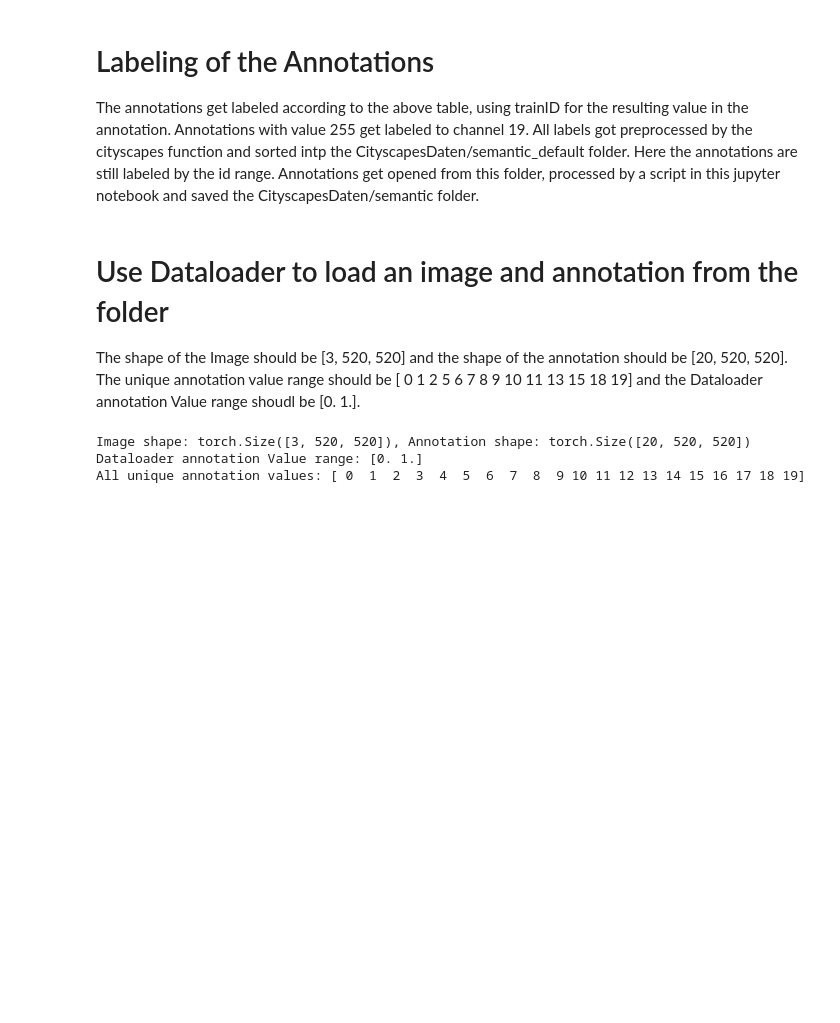
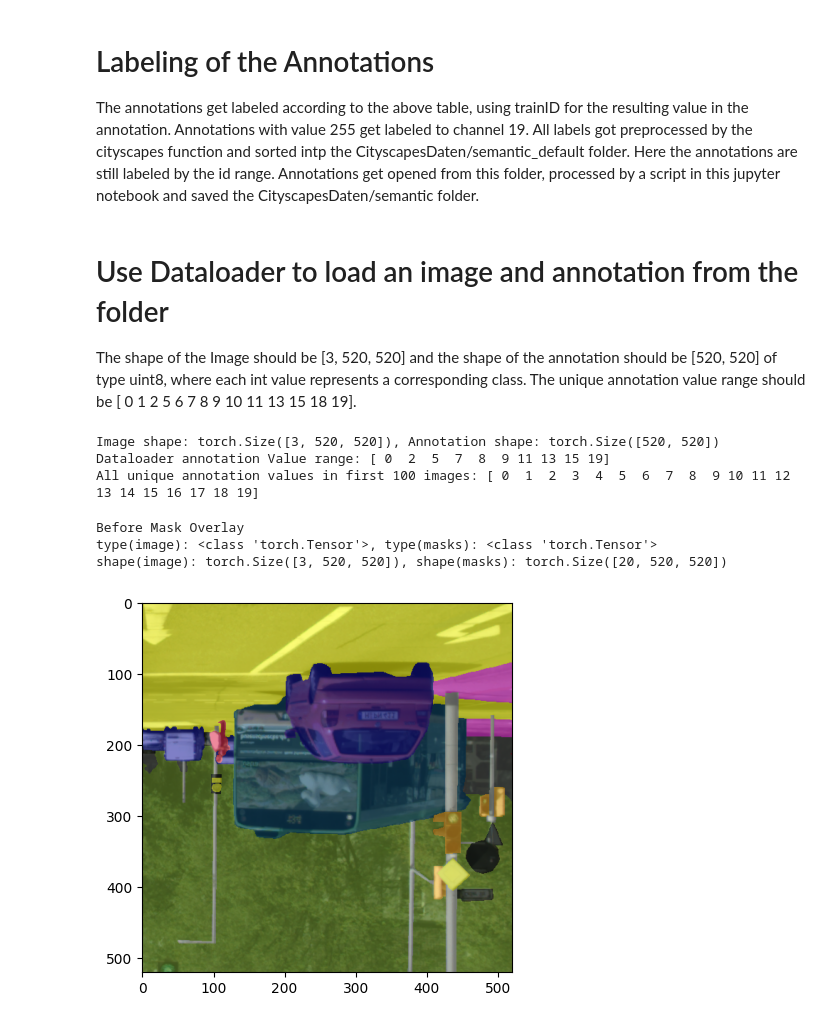
Before and after one commit to jan-sb/Studienarbeit-CODE_Semantische_Segmentation, a Jupyter notebook: Ground_Truth.ipynb, the cells around one changed output. Drawn from its saved outputs; the diff is of its cells as text; code cells hidden in the pictures; blank space fills up the shorter version.

```diff
--- a/Ground_Truth.ipynb
+++ b/Ground_Truth.ipynb
@@ -127,8 +153,7 @@ while run:
 # %% [markdown]
 # Use Dataloader to load an image and annotation from the folder
 
-The shape of the Image should be [3, 520, 520] and the shape of the annotation should be [20, 520, 520]. The unique annotation value range should be
-[  0   1   2   5   6   7   8   9  10  11  13  15  18 19] and the Dataloader annotation Value range shoudl be [0. 1.].
+The shape of the Image should be [3, 520, 520] and the shape of the annotation should be [520, 520] of type uint8, where each int value represents a corresponding class. The unique annotation value range should be [  0   1   2   5   6   7   8   9  10  11  13  15  18 19].
 # %%
 annotation_dir = 'CityscapesDaten/semantic'
 dataset = CustomDataSet(image_dir='CityscapesDaten/images',
@@ -154,8 +179,46 @@ for annotation_file in annotation_files:
 unique_values = np.unique(all_values)
 
 # Print all unique values
-print(f'All unique annotation values: {unique_values}')
+print(f'All unique annotation values in first 100 images: {unique_values}')
 # %% [output]
-Image shape: torch.Size([3, 520, 520]), Annotation shape: torch.Size([20, 520, 520])
-Dataloader annotation Value range: [0. 1.]
-All unique annotation values: [ 0  1  2  3  4  5  6  7  8  9 10 11 12 13 14 15 16 17 18 19]
+Image shape: torch.Size([3, 520, 520]), Annotation shape: torch.Size([520, 520])
+Dataloader annotation Value range: [ 0  2  5  7  8  9 11 13 15 19]
+All unique annotation values in first 100 images: [ 0  1  2  3  4  5  6  7  8  9 10 11 12 13 14 15 16 17 18 19]
+# %%
+# Define the mean and std
+mean = torch.tensor([0.2892, 0.3272, 0.2867]).view(1, 3, 1, 1)
+std = torch.tensor([0.1904, 0.1932, 0.1905]).view(1, 3, 1, 1)
+
+# Get the image and annotation
+image, annotation = dataset.__getitem__(0)
+
+# Revert the normalization
+image = image * std + mean
+
+# Convert the image tensor to uint8
+image = (image * 255).byte()
+
+# Remove the batch dimension from the image tensor
+image = image.squeeze(0)
+
+# Convert the annotation tensor to a set of binary masks
+masks = torch.stack([(annotation == i) for i in range(20)])
+
+print(f'Before Mask Overlay')
+print(f'type(image): {type(image)}, type(masks): {type(masks)}')
+print(f'shape(image): {image.shape}, shape(masks): {masks.shape}')
+
+# Draw segmentation masks
+overlay = draw_segmentation_masks(image, masks, alpha=0.5, colors=colors)
+
+# Convert overlay to numpy array for displaying
+overlay = overlay.permute(1, 2, 0).numpy()
+
+# Display the overlay
+plt.imshow(overlay)
+plt.show()
+# %% [output]
+Before Mask Overlay
+type(image): <class 'torch.Tensor'>, type(masks): <class 'torch.Tensor'>
+shape(image): torch.Size([3, 520, 520]), shape(masks): torch.Size([20, 520, 520])
+[figure, added]
```
Also changed, not shown: parts of 2 cells of this notebook, 22 other files.
